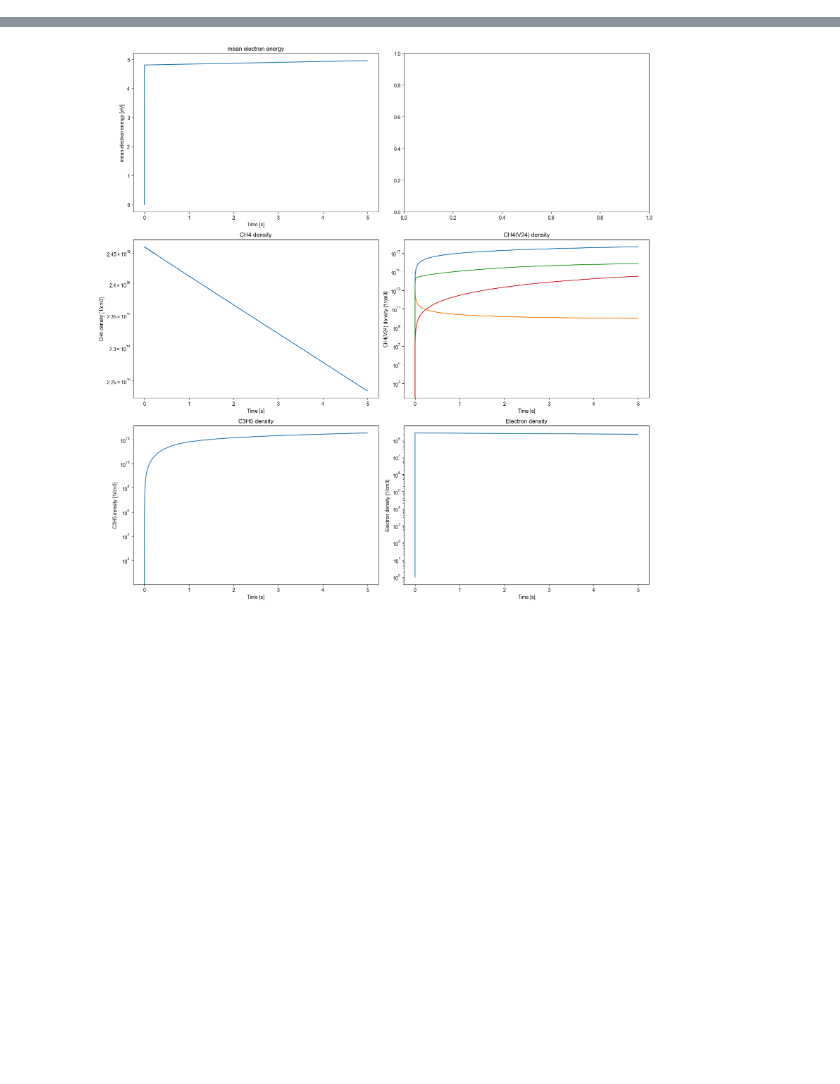
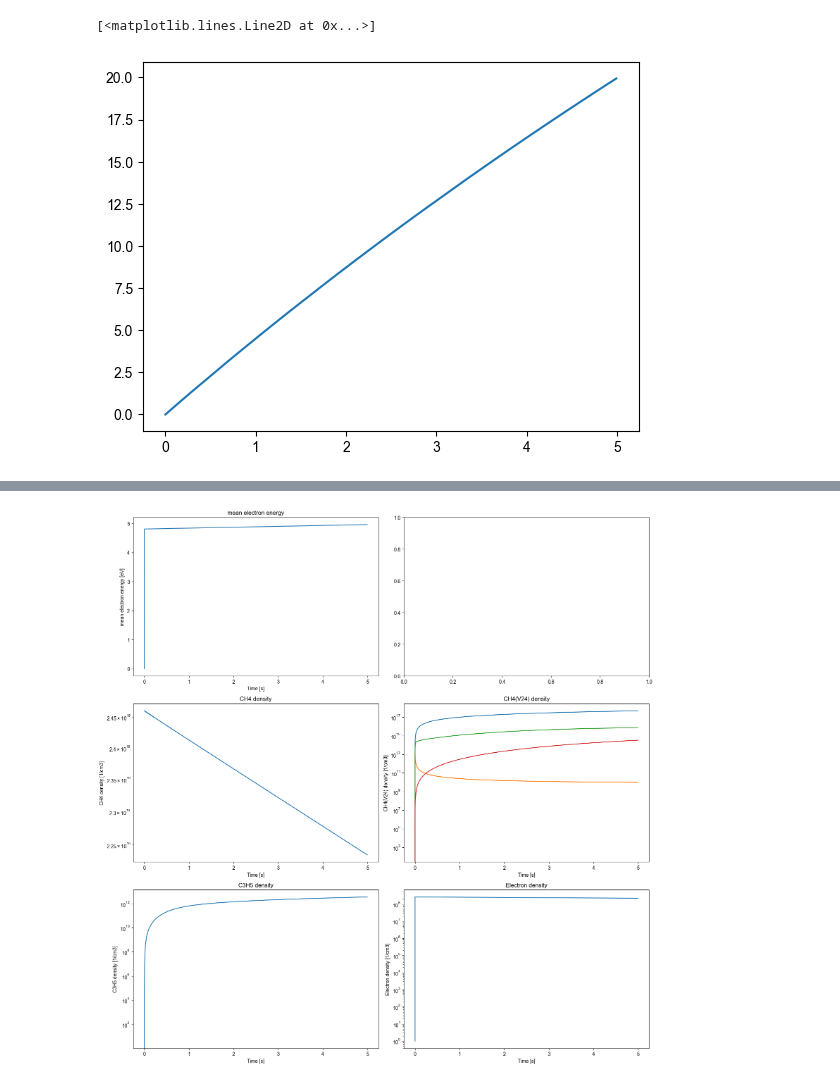
Before and after one commit to 100sjun/repos_python, a Jupyter notebook: Project/DBD_Plasma/ZDPlaskin/CH4_DBD_Plasma/ZDPlaskin/data_plot.ipynb, the cells around one changed output, grey strips where cells are left out. Cells and saved outputs as stored; diff of their text form; code cells hidden in the pictures; blank space fills up the shorter version.

Commit message:
plot2

```diff
--- a/Project/DBD_Plasma/ZDPlaskin/CH4_DBD_Plasma/ZDPlaskin/data_plot.ipynb
+++ b/Project/DBD_Plasma/ZDPlaskin/CH4_DBD_Plasma/ZDPlaskin/data_plot.ipynb
@@ -65,0 +66,32 @@ species
+# %%
+df_CH4 = df_sp['CH4'] +
+df_C2H6 = df_sp['C2H6']
+df_C2H4 = df_sp['C2H4']
+df_C2H2 = df_sp['C2H2']
+df_C3H8 = df_sp['C3H8']
+df_C3H6 = df_sp['C3H6']
+df_C4H9 = df_sp['C4H9']
+df_C5H12 = df_sp['C5H12']
+# %%
+M_CH4 = df_CH4 / const.N_A * 16
+M_C2H6 = df_C2H6 / const.N_A * 30
+M_C2H4 = df_C2H4 / const.N_A * 28
+M_C2H2 = df_C2H2 / const.N_A * 26
+M_C3H8 = df_C3H8 / const.N_A * 44
+M_C3H6 = df_C3H6 / const.N_A * 42
+M_C4H9 = df_C4H9 / const.N_A * 57
+M_C5H12 = df_C5H12 / const.N_A * 72
+# %%
+Conv_CH4 = (M_CH4.iloc[0] - M_CH4) / M_CH4.iloc[0] * 100
+Sel_C2H6 = M_C2H6 / (M_CH4.iloc[0] - M_CH4) * 100
+Sel_C2H4 = M_C2H4 / (M_CH4.iloc[0] - M_CH4) * 100
+Sel_C2H2 = M_C2H2 / (M_CH4.iloc[0] - M_CH4) * 100
+Sel_C3H8 = M_C3H8 / (M_CH4.iloc[0] - M_CH4) * 100
+Sel_C3H6 = M_C3H6 / (M_CH4.iloc[0] - M_CH4) * 100
+Sel_C4H9 = M_C4H9 / (M_CH4.iloc[0] - M_CH4) * 100
+Sel_C5H12 = M_C5H12 / (M_CH4.iloc[0] - M_CH4) * 100
+# %%
+plt.plot(df_sp['Time [s]'], Conv_CH4)
+# %% [output]
+[<matplotlib.lines.Line2D at 0x...>]
+[figure, added]
```
Also changed, not shown: parts of 3 cells of this notebook.
